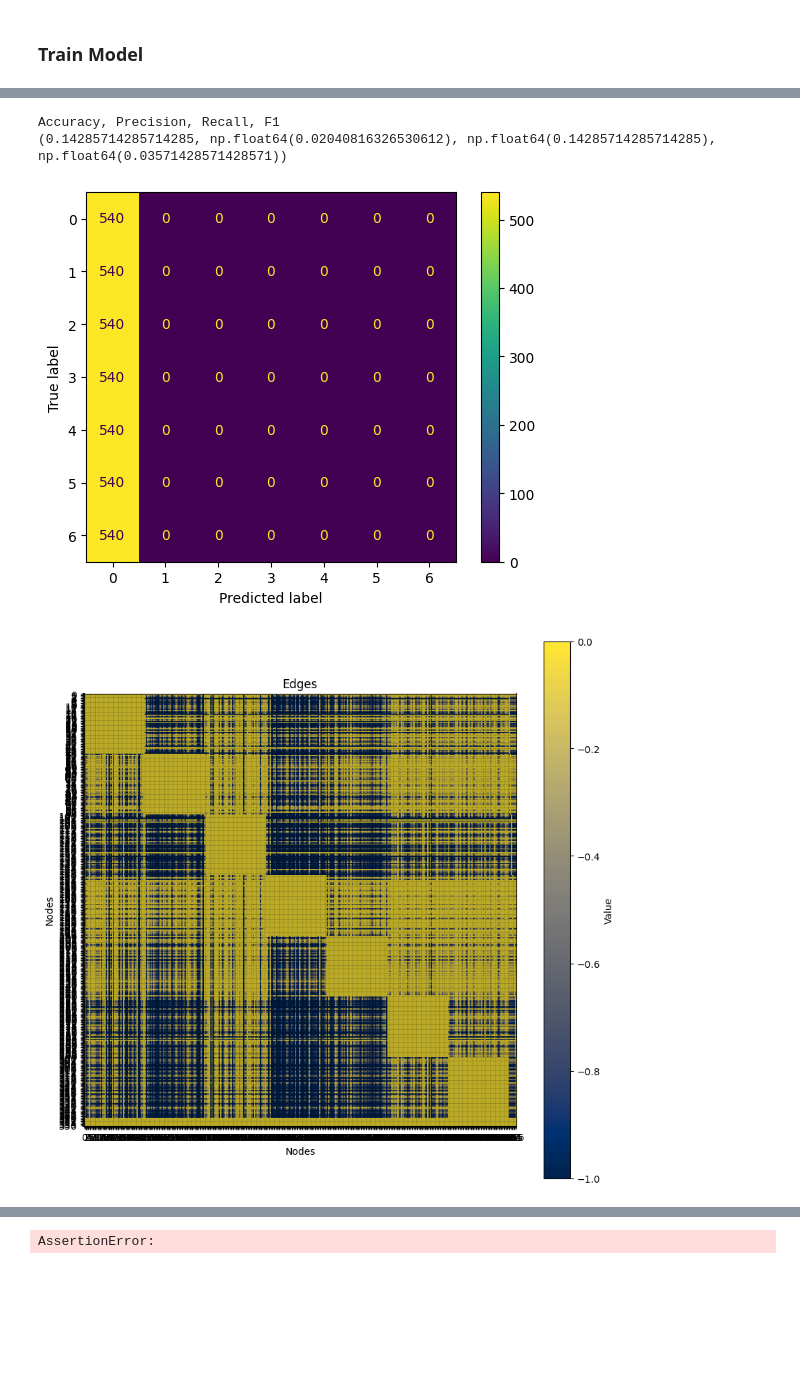
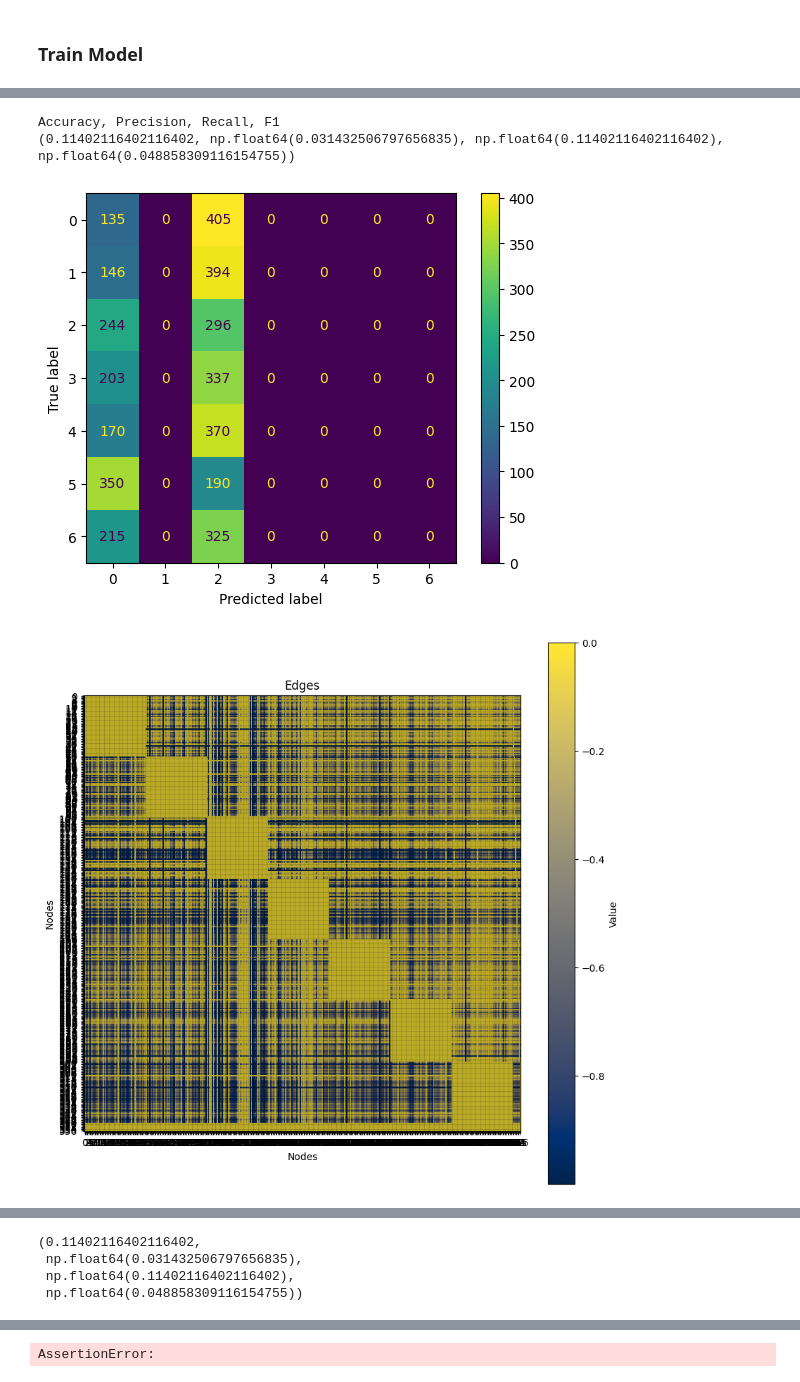
Before and after one commit to gretareitenbach/Deep-Arguing, a Jupyter notebook: examples/covertype/gradual-aacbr-test-cluster_regularised.ipynb, the cells around one changed output, grey strips where cells are left out. Saved outputs shown, nothing was run; the diff lists cells and outputs as text; code cells hidden in the pictures; blank space fills up the shorter version.

```diff
--- a/examples/covertype/gradual-aacbr-test-cluster_regularised.ipynb
+++ b/examples/covertype/gradual-aacbr-test-cluster_regularised.ipynb
@@ -41,9 +43,11 @@ init_notebook_mode(all_interactive=True)
 def reload_imports():
     importlib.reload(gradual_aacbr)
     importlib.reload(rs)
-    importlib.reload(fwbs)
-    importlib.reload(fwpo)
+    importlib.reload(lbs)
+    importlib.reload(lpo)
     importlib.reload(ri)
+    importlib.reload(fwe)
+    importlib.reload(cpo)
 
 reload_imports()
 # %%
@@ -177,24 +173,31 @@ EPOCHS = 3000
 USE_SYMMETRIC_ATTACKS = False
 LR = 0.027724410326258685
 MOMENTUM = 0.9
-SHARPNESS = 0.6052368105626966
-# USE_BLOCKERS = True
+TEMPERATURE = 1.6522458359237715
 USE_BLOCKERS = False
+# want it to work regardless of this?
+TORCH_SEED = 8257
 # %%
 reload_imports()
+torch.manual_seed(TORCH_SEED) # TRY DIFFERENT INITIAL WEIGHTS
 
 no_features = X_train.shape[-1]
 semantics = rs.ReluSemantics(max_iters=MAX_ITERS, epsilon=0)
-partial_order = fwpo.FeatureWeightedPartialOrder(no_features, sharpness=SHARPNESS)
+po_fe = fwe.FeatureWeightedExtractor(no_features)
+bs_fe = fwe.FeatureWeightedExtractor(no_features)
+comp_func = cpo.Subtractor(temperature=TEMPERATURE, activation=torch.sigmoid)
+
+partial_order = lpo.LearnedPartialOrder([po_fe], comparison_func=comp_func)
 irrelevance = ri.RegularIrrelevance(partial_order)
-base_score = fwbs.FeatureWeightedBaseScore(no_features)
+
+base_score = lbs.LearnedBaseScore([bs_fe], activation=torch.sigmoid)
 
 
 alpha = 5 * 1e-4
 
 
 regulariser = lambda model: regularise(model, [
-    [sparsity_regulariser, 1e-7],
+    # [sparsity_regulariser, alpha],
     [connectivity_regulariser, alpha],
     [community_preservation_regulariser, alpha],
     # [feature_smoothness_regulariser, alpha]
@@ -206,15 +209,14 @@ model = gradual_aacbr.GradualAACBR(semantics,
                                 partial_order).to(device)
 
 criterion = torch.nn.CrossEntropyLoss(label_smoothing=0.3)
-# optimizer = optim.SGD(model.parameters(), lr=LR, momentum=MOMENTUM)
 optimizer = optim.Adam(model.parameters())
 # %%
 reload_imports()
 evaluate_model(model, X_centroids, y_centroids, X_DEFAULTS, Y_DEFAULTS, X_val, y_val, show_confusion=True, use_blockers=USE_BLOCKERS,  print_matrix=True, print_compute_graph=True, print_graph = False )
-model.plot_casebase_edge_weights_parameters()
-model.plot_base_score_parameters()
+# model.plot_casebase_edge_weights_parameters()
+# model.plot_base_score_parameters()
 # %% [output]
 Accuracy, Precision, Recall, F1
-(0.14285714285714285, np.float64(0.02040816326530612), np.float64(0.14285714285714285), np.float64(0.03571428571428571))
+(0.11402116402116402, np.float64(0.031432506797656835), np.float64(0.11402116402116402), np.float64(0.048858309116154755))
-[figure, old version]
+[figure, new version]
-[figure, old version]
+[figure, new version]
@@ -223,3 +223,7 @@ Accuracy, Precision, Recall, F1
+(0.11402116402116402,
+ np.float64(0.031432506797656835),
+ np.float64(0.11402116402116402),
+ np.float64(0.048858309116154755))
 # %%
 static_train_model(model, X_centroids, y_centroids,
                    X_DEFAULTS, Y_DEFAULTS, optimizer,
```
Also changed, not shown: parts of 16 cells of this notebook, 34 other files.
